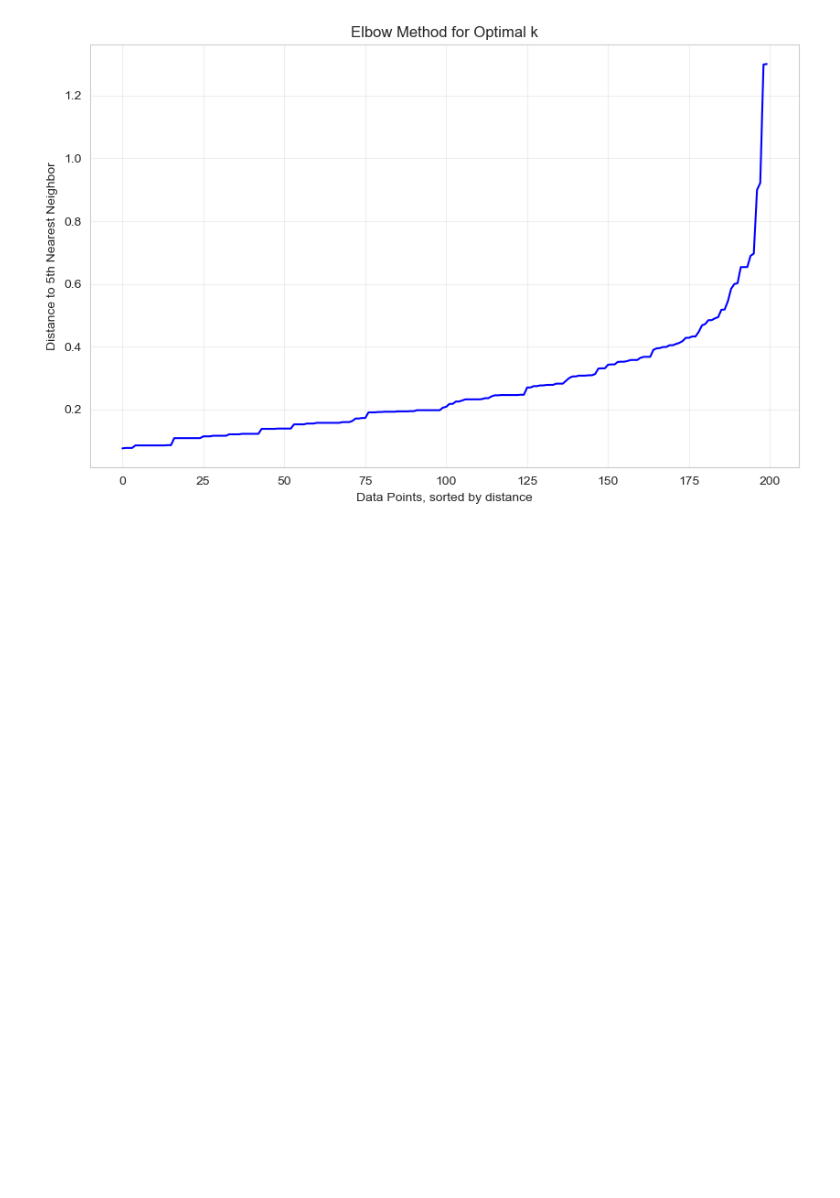
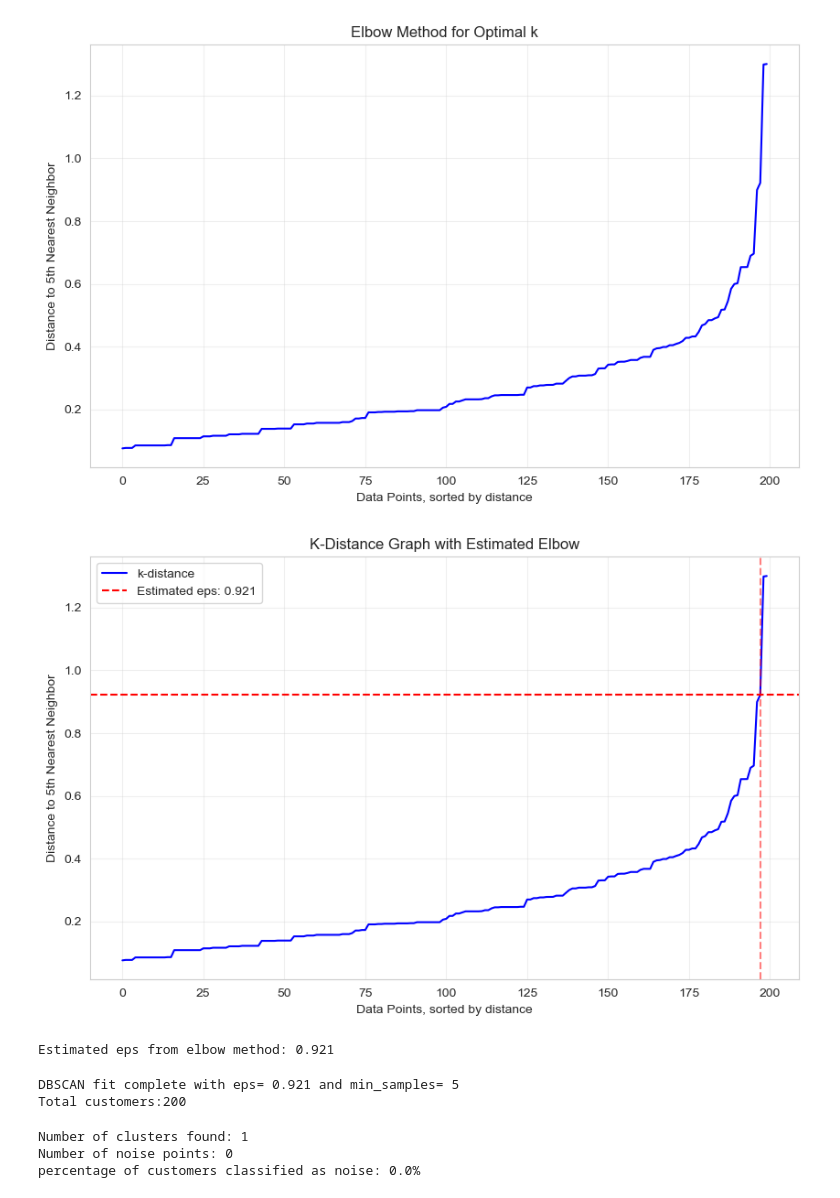
Before and after one commit to Niraj7272/DataScience, a Jupyter notebook: Practice/Machine_Learning/Unsupervised_learning/DBSCAN/dbscan.ipynb, the cells around one changed output. Saved outputs shown, nothing was run; the diff lists cells and outputs as text; code cells hidden in the pictures; blank space fills up the shorter version.

Commit message:
dbscan project

```diff
--- a/Practice/Machine_Learning/Unsupervised_learning/DBSCAN/dbscan.ipynb
+++ b/Practice/Machine_Learning/Unsupervised_learning/DBSCAN/dbscan.ipynb
@@ -246,3 +246,37 @@ plt.grid(True, alpha=0.3)
 plt.show()
 # %% [output]
 [figure]
+# %%
+diffs = np.diff(k_distances)
+elbow_index = np.argmax(diffs)
+eps_estimate = round(float(k_distances[elbow_index]), 3)
+
+plt.figure(figsize=(10, 6))
+plt.plot(k_distances, color='blue', label='k-distance')
+plt.axhline(y=eps_estimate, color='red', linestyle='--', label=f'Estimated eps: {eps_estimate}')
+plt.axvline(x=elbow_index, color='red', linestyle='--', alpha=0.5)
+plt.xlabel('Data Points, sorted by distance')
+plt.ylabel(f'Distance to {k}th Nearest Neighbor')
+plt.title('K-Distance Graph with Estimated Elbow')
+plt.legend()
+plt.grid(True, alpha=0.3)
+plt.show()
+
+print(f"Estimated eps from elbow method: {eps_estimate}")
+# %% [output]
+[figure, added]
+Estimated eps from elbow method: 0.921
+# %%
+initial_eps = eps_estimate
+initial_min_samples = min_sample_start
+
+dbscan = DBSCAN(eps=initial_eps, min_samples=initial_min_samples)
+cluster_labels =dbscan.fit_predict(X_scaled)
+
+df['Cluster'] = cluster_labels
+
+print("DBSCAN fit complete with eps=", initial_eps, "and min_samples=", initial_min_samples)
+print(f'Total customers:{len(df)}')
+# %% [output]
+DBSCAN fit complete with eps= 0.921 and min_samples= 5
+Total customers:200
@@ -248,0 +287,8 @@ plt.show()
+# %%
+print(f'Number of clusters found: {n_clusters}')
+print(f'Number of noise points: {n_noise}')
+print(f'percentage of customers classified as noise: {noise_pct}%')
+# %% [output]
+Number of clusters found: 1
+Number of noise points: 0
+percentage of customers classified as noise: 0.0%
```
Also changed, not shown: parts of 10 cells of this notebook.
